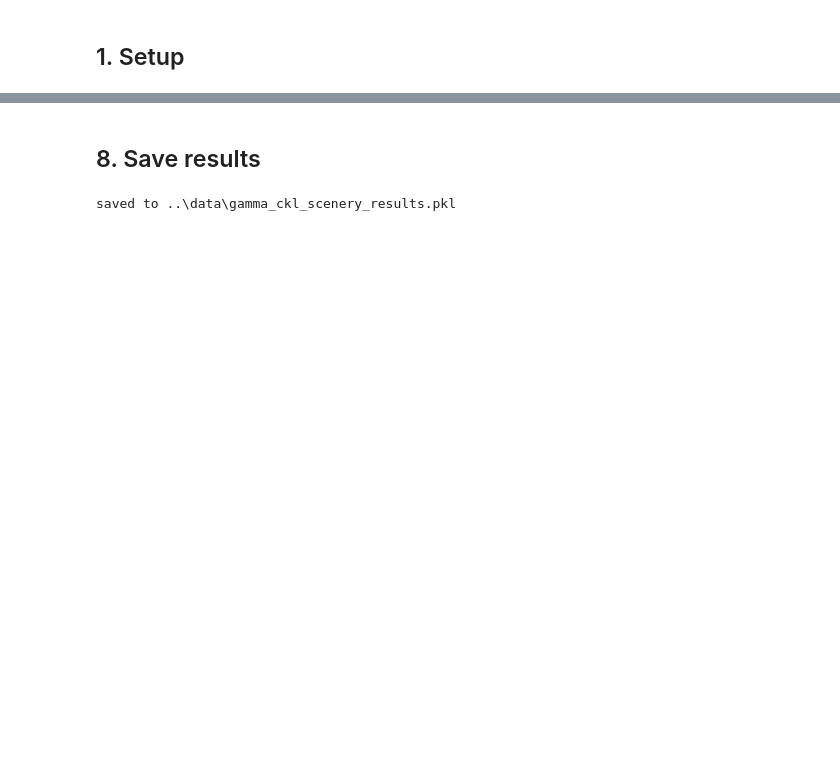
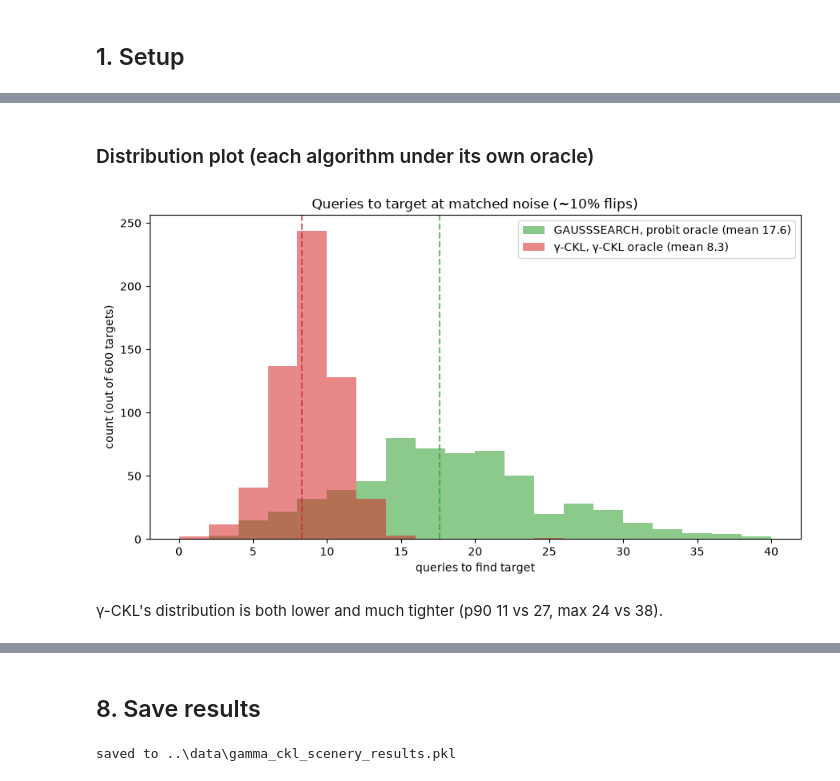
Before and after one commit to Shlok-Shetty/Dual-Degree-Project, a Jupyter notebook: comparison-search-llm/scenery-search/notebooks/05_gamma_ckl_scenery.ipynb, the cells around one changed output, grey strips where cells are left out. Cells and saved outputs as stored; diff of their text form; code cells hidden in the pictures; blank space fills up the shorter version.

```diff
--- a/comparison-search-llm/scenery-search/notebooks/05_gamma_ckl_scenery.ipynb
+++ b/comparison-search-llm/scenery-search/notebooks/05_gamma_ckl_scenery.ipynb
@@ -529,0 +165,21 @@ plt.show()
+# %%
+SIGMA, GAMMA = 0.45, 20.0
+print(f"flip rates: probit(sigma={SIGMA}) {flip_probit(SIGMA):.3f}   gamma-CKL(gamma={GAMMA}) {flip_gckl(GAMMA):.3f}")
+
+CELLS = [("gauss", "probit"), ("gauss", "gckl"), ("gckl", "probit"), ("gckl", "gckl")]
+NAMES = {"gauss": "GAUSSSEARCH", "gckl": "gamma-CKL", "probit": "probit", }
+results, same_by_cell = {}, {}
+for algo, kind in CELLS:
+    qs, found, same = [], [], []
+    for t in tqdm(range(n), desc=f"{algo} | {kind}", leave=False):
+        r = run_search(algo, kind, X, t, 50_000 + t, SIGMA, GAMMA, labels=labels)
+        qs.append(r["n_queries"]); found.append(r["found"]); same.append(r["same"])
+    results[(algo, kind)] = np.array(qs)
+    same_by_cell[(algo, kind)] = same
+
+print(f"\n{'algorithm':<12} {'oracle':<8} | {'mean':>6} {'med':>5} {'p90':>5} {'max':>4} {'found%':>7}")
+print("-" * 55)
+for algo, kind in CELLS:
+    a = results[(algo, kind)]
+    print(f"{algo:<12} {kind:<8} | {a.mean():>6.2f} {np.median(a):>5.1f} "
+          f"{np.percentile(a, 90):>5.1f} {a.max():>4d} {100 * np.mean(a < MAX_Q):>6.1f}%")
@@ -529,0 +203,21 @@ plt.show()
+# %% [markdown]
+### Distribution plot (each algorithm under its own oracle)
+# %%
+fig, ax = plt.subplots(figsize=(9, 5))
+gs = results[("gauss", "probit")]
+gc = results[("gckl", "gckl")]
+bins = np.arange(0, max(gc.max(), gs.max()) + 3, 2)
+ax.hist(gs, bins=bins, alpha=0.55, label=f"GAUSSSEARCH, probit oracle (mean {gs.mean():.1f})", color="tab:green")
+ax.hist(gc, bins=bins, alpha=0.55, label=f"γ-CKL, γ-CKL oracle (mean {gc.mean():.1f})", color="tab:red")
+ax.axvline(gs.mean(), color="tab:green", ls="--", alpha=0.7)
+ax.axvline(gc.mean(), color="tab:red", ls="--", alpha=0.7)
+ax.set_xlabel("queries to find target")
+ax.set_ylabel("count (out of 600 targets)")
+ax.set_title("Queries to target at matched noise (~10% flips)")
+ax.legend()
+plt.tight_layout()
+plt.show()
+# %% [output]
+[figure, added]
+# %% [markdown]
+γ-CKL's distribution is both lower and much tighter (p90 11 vs 27, max 24 vs 38).
```
Also changed, not shown: parts of 49 cells of this notebook, 6 other files.
